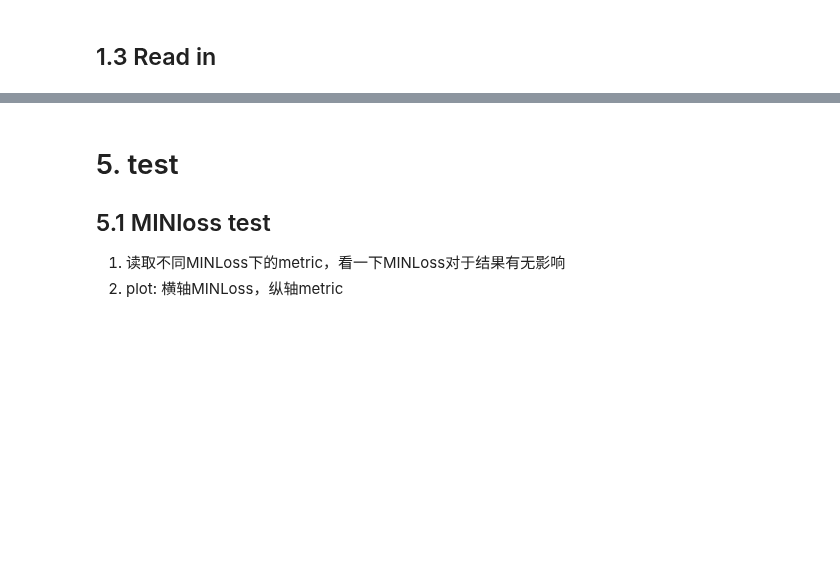
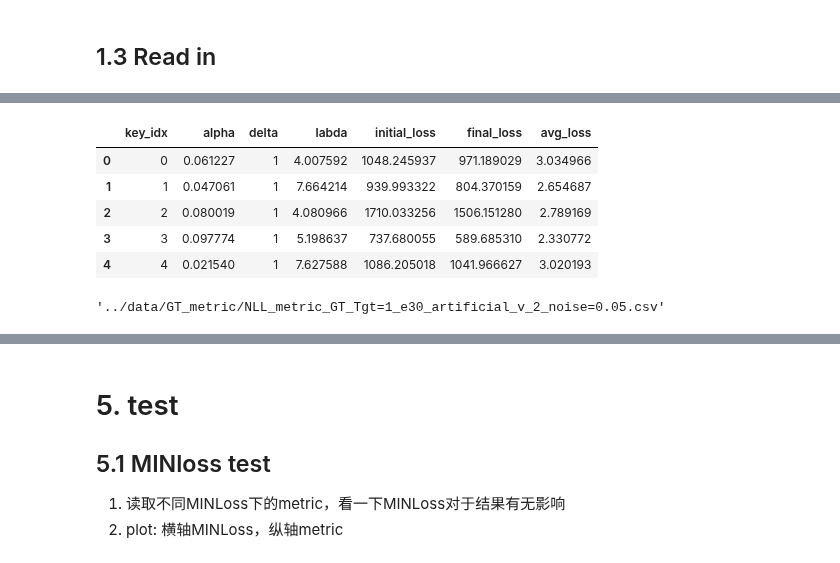
Before and after one commit to 2016317200329/PAProj, a Jupyter notebook: data_handler/metric_for_GTs.ipynb, the cells around one changed output, grey strips where cells are left out. Cells and saved outputs as stored; diff of their text form; code cells hidden in the pictures; blank space fills up the shorter version.

```diff
--- a/data_handler/metric_for_GTs.ipynb
+++ b/data_handler/metric_for_GTs.ipynb
@@ -46,2 +81,16 @@ NLL_metric_path  ="../data/GT_metric/NLL_metric_GT_Tgt=1_e50.csv"
 # %% [markdown]
 ## 1.3 Read in
+# %%
+data_key_small = pd.read_csv(small_settings_NN_path,encoding="utf-8")
+data_key_large = pd.read_csv(large_settings_NN_path,encoding="utf-8")
+
+# target_path里有全部的target data地址
+target_all_path = os.listdir(target_path)
+
+# params_opitim_delta= pd.read_csv(params_opitim_delta_path,encoding="utf-8")
+params_opitim_SA = pd.read_csv(params_opitim_path_SA,encoding="utf-8")
+
+len_small = data_key_small.shape[0]
+len_large = data_key_large.shape[0]
+len_all = len(target_all_path)
+print(f"小数据集有 *{len_small}* 场auction，大数据集有 *{len_large}* 场auction，一共*{len_all}*")
@@ -47,0 +112,9 @@ NLL_metric_path  ="../data/GT_metric/NLL_metric_GT_Tgt=1_e50.csv"
+# %%
+params_opitim_SA.head()
+# %% [output]
+|  | key_idx | alpha | delta | labda | initial_loss | final_loss | avg_loss |
+| 0 | 0 | 0.061227 | 1 | 4.007592 | 1048.245937 | 971.189029 | 3.034966 |
+| 1 | 1 | 0.047061 | 1 | 7.664214 | 939.993322 | 804.370159 | 2.654687 |
+| 2 | 2 | 0.080019 | 1 | 4.080966 | 1710.033256 | 1506.151280 | 2.789169 |
+| 3 | 3 | 0.097774 | 1 | 5.198637 | 737.680055 | 589.685310 | 2.330772 |
+| 4 | 4 | 0.021540 | 1 | 7.627588 | 1086.205018 | 1041.966627 | 3.020193 |
@@ -47,0 +148,4 @@ NLL_metric_path  ="../data/GT_metric/NLL_metric_GT_Tgt=1_e50.csv"
+# %%
+NLL_metric_path_1
+# %% [output]
+'../data/GT_metric/NLL_metric_GT_Tgt=1_e30_artificial_v_2_noise=0.05.csv'
```
Also changed, not shown: parts of 41 cells of this notebook, 2 other files.
